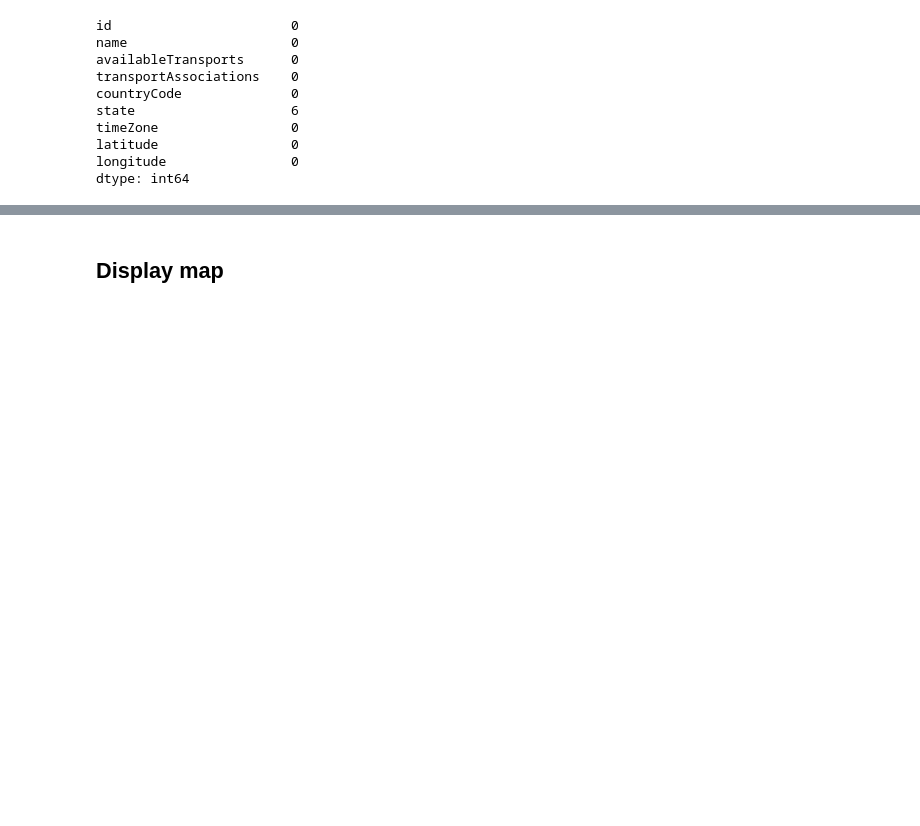
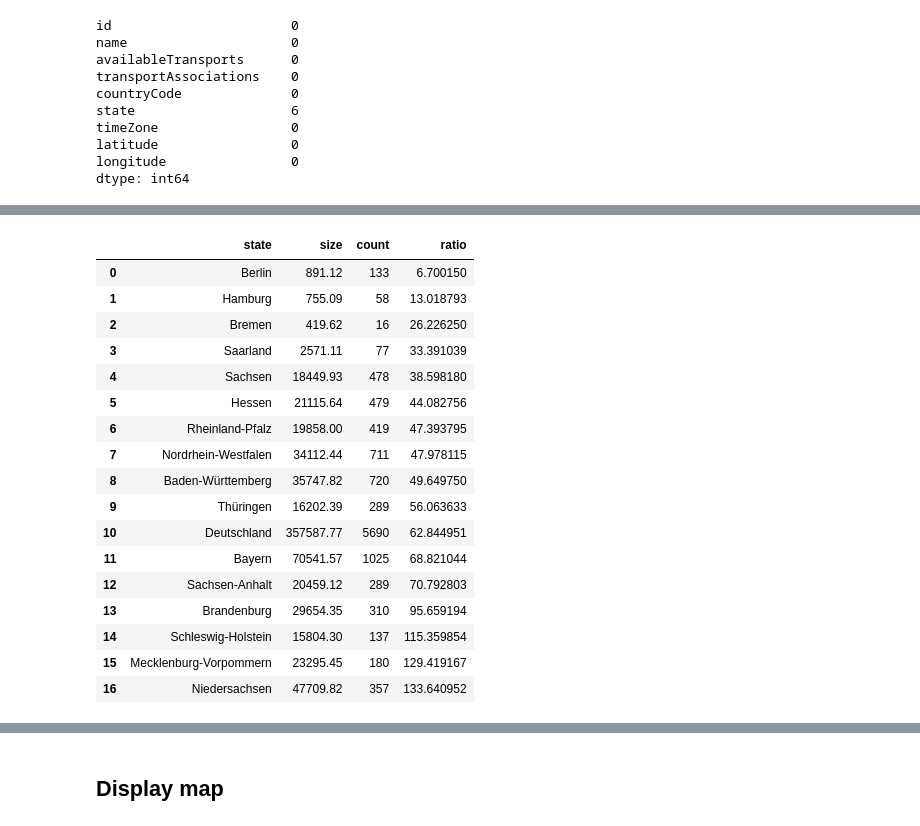
Before and after one commit to lz039/python4ds_project, a Jupyter notebook: DB_EDA.ipynb, the cells around one changed output, grey strips where cells are left out. Saved outputs shown, nothing was run; the diff lists cells and outputs as text; code cells hidden in the pictures; blank space fills up the shorter version.

```diff
--- a/DB_EDA.ipynb
+++ b/DB_EDA.ipynb
@@ -49,0 +204,2 @@ dtype: int64
+# %%
+df_stations = df_stations.set_index('id').combine_first(geocode_result.set_index('id')).reset_index()
@@ -67,0 +321,4 @@ px.bar(df_stations, x=['owner'], barmode='group')
+# %%
+df_states = pd.read_csv('states_size.csv', sep=';')
+df_states['size'] = df_states['size'].astype(float)
+df_states
@@ -68,3 +344,5 @@ px.bar(df_stations, x=['owner'], barmode='group')
 # %%
-df_stations.groupby(by='state').count()['id'].sort_values(ascending=False)
+df_grp_states = pd.DataFrame(df_stations.groupby(by='state').count()['id'].sort_values(ascending=False))
+df_grp_states.rename(columns={'id': 'count'}, inplace=True)
+df_grp_states
 # %% [output]
@@ -143,0 +370,8 @@ Name: availableTransports, Length: 5690, dtype: object
+# %%
+df_germany = pd.DataFrame(index=['count'], data={
+    'Deutschland':df_grp_states.sum().values[0]
+}).T
+
+df_grp_states = pd.concat([df_grp_states, df_germany])
+df_grp_states['state'] = df_grp_states.index
+df_grp_states = pd.merge(df_states, df_grp_states, how='left', on='state')
@@ -143,0 +406,22 @@ Name: availableTransports, Length: 5690, dtype: object
+# %%
+df_grp_states['ratio'] = df_grp_states['size']/df_grp_states['count']
+df_grp_states.sort_values('ratio', ascending=True).reset_index().drop(columns=['index'])
+# %% [output]
+|  | state | size | count | ratio |
+| 0 | Berlin | 891.12 | 133 | 6.700150 |
+| 1 | Hamburg | 755.09 | 58 | 13.018793 |
+| 2 | Bremen | 419.62 | 16 | 26.226250 |
+| 3 | Saarland | 2571.11 | 77 | 33.391039 |
+| 4 | Sachsen | 18449.93 | 478 | 38.598180 |
+| 5 | Hessen | 21115.64 | 479 | 44.082756 |
+| 6 | Rheinland-Pfalz | 19858.00 | 419 | 47.393795 |
+| 7 | Nordrhein-Westfalen | 34112.44 | 711 | 47.978115 |
+| 8 | Baden-Württemberg | 35747.82 | 720 | 49.649750 |
+| 9 | Thüringen | 16202.39 | 289 | 56.063633 |
+| 10 | Deutschland | 357587.77 | 5690 | 62.844951 |
+| 11 | Bayern | 70541.57 | 1025 | 68.821044 |
+| 12 | Sachsen-Anhalt | 20459.12 | 289 | 70.792803 |
+| 13 | Brandenburg | 29654.35 | 310 | 95.659194 |
+| 14 | Schleswig-Holstein | 15804.30 | 137 | 115.359854 |
+| 15 | Mecklenburg-Vorpommern | 23295.45 | 180 | 129.419167 |
+| 16 | Niedersachsen | 47709.82 | 357 | 133.640952 |
```
Also changed, not shown: parts of 83 cells of this notebook, 4 other files.
